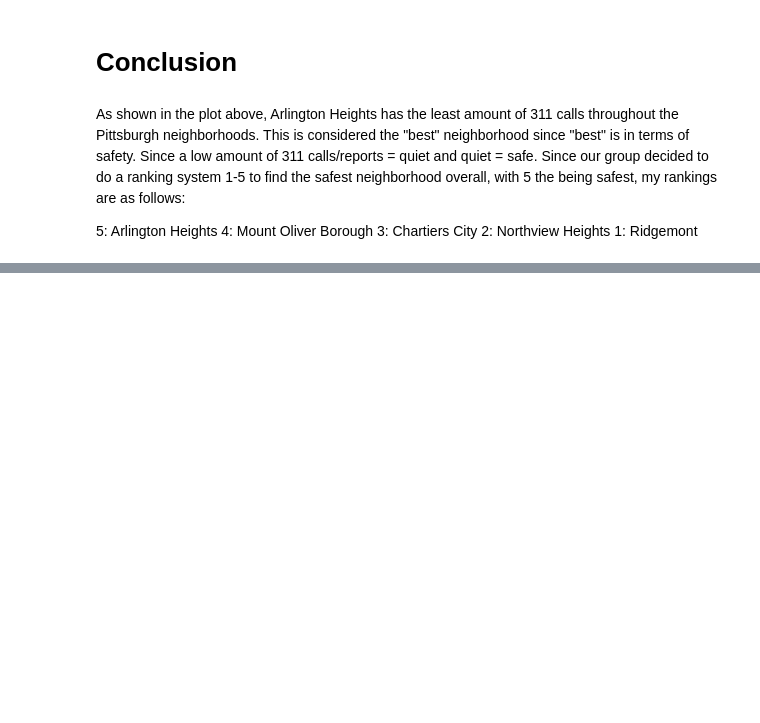
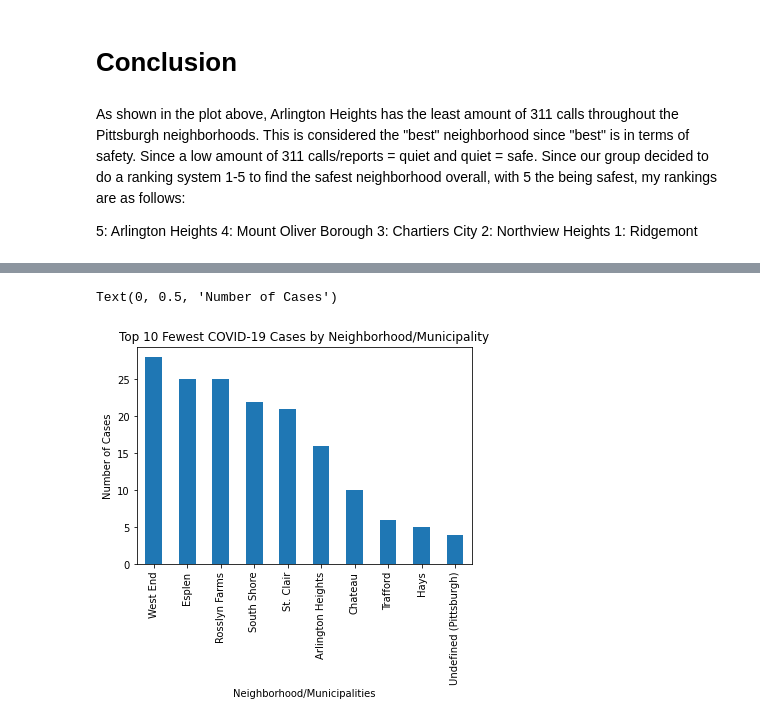
Before and after one commit to brendonlee11/Final-Project-Group-49, a Jupyter notebook: Final-Presentation-Notebook.ipynb, the cells around one changed output, grey strips where cells are left out. Saved outputs shown, nothing was run; the diff lists cells and outputs as text; code cells hidden in the pictures; blank space fills up the shorter version.

```diff
--- a/Final-Presentation-Notebook.ipynb
+++ b/Final-Presentation-Notebook.ipynb
@@ -148,0 +274,10 @@ As shown in the plot above, Arlington Heights has the least amount of 311 calls
+# %%
+pd.Series([28, 25, 25, 22,21,16,10,6, 5, 4]   #Manually entered these values using the dataset
+          , index=["West End", "Esplen","Rosslyn Farms","South Shore","St. Clair",
+                   "Arlington Heights", "Chateau","Trafford","Hays","Undefined (Pittsburgh)"]).plot.bar() #Manually entered names using the dataset
+plt.title("Top 10 Fewest COVID-19 Cases by Neighborhood/Municipality")
+plt.xlabel("Neighborhood/Municipalities")
+plt.ylabel("Number of Cases")
+# %% [output]
+Text(0, 0.5, 'Number of Cases')
+[figure, added]
```
Also changed, not shown: parts of 31 cells of this notebook.
